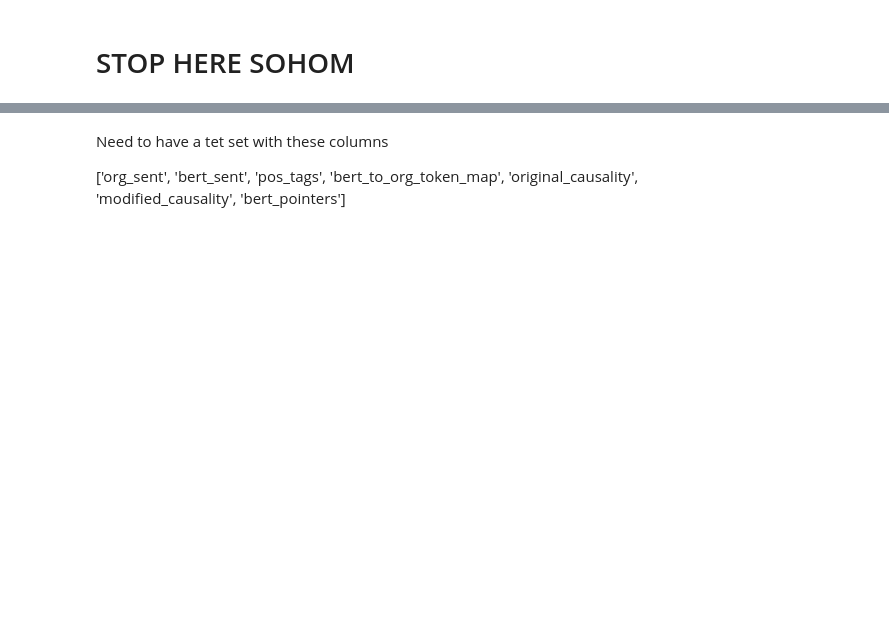
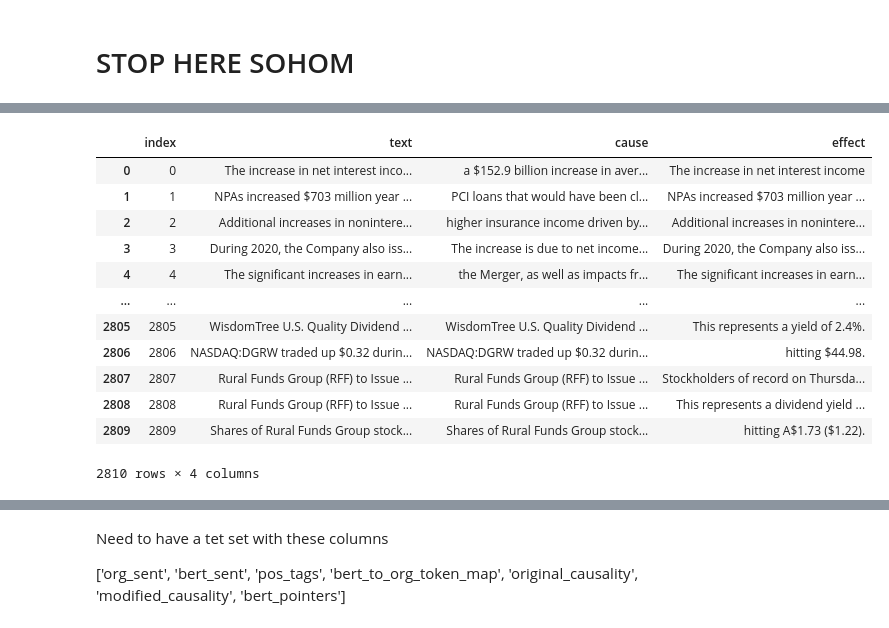
Before and after one commit to sohomghosh/CEPN, a Jupyter notebook: FinCausal2022_CEPN_sohom.ipynb, the cells around one changed output, grey strips where cells are left out. Drawn from its saved outputs; the diff is of its cells as text; code cells hidden in the pictures; blank space fills up the shorter version.

```diff
--- a/FinCausal2022_CEPN_sohom.ipynb
+++ b/FinCausal2022_CEPN_sohom.ipynb
@@ -134,6 +116,21 @@ out_bert_file_json_ 100%[===================>]   1.66M  --.-KB/s    in 0.06s
 # %%
 final_data = pd.read_csv('FINCAUSAL_data_all_till2022_dedup_clean.csv')
-np.random.seed(0)
-msk = np.random.rand(final_data.shape[0]) < 0.8
-train = final_data[msk]
-valid = final_data[~msk]
+final_data
+#np.random.seed(0)
+#msk = np.random.rand(final_data.shape[0]) < 0.8
+#train = final_data[msk]
+#valid = final_data[~msk]
+# %% [output]
+|  | index | text | cause | effect |
+| 0 | 0 | The increase in net interest inco... | a $152.9 billion increase in aver... | The increase in net interest income |
+| 1 | 1 | NPAs increased $703 million year ... | PCI loans that would have been cl... | NPAs increased $703 million year ... |
+| 2 | 2 | Additional increases in nonintere... | higher insurance income driven by... | Additional increases in nonintere... |
+| 3 | 3 | During 2020, the Company also iss... | The increase is due to net income... | During 2020, the Company also iss... |
+| 4 | 4 | The significant increases in earn... | the Merger, as well as impacts fr... | The significant increases in earn... |
+| ... | ... | ... | ... | ... |
+| 2805 | 2805 | WisdomTree U.S. Quality Dividend ... | WisdomTree U.S. Quality Dividend ... | This represents a yield of 2.4%. |
+| 2806 | 2806 | NASDAQ:DGRW traded up $0.32 durin... | NASDAQ:DGRW traded up $0.32 durin... | hitting $44.98. |
+| 2807 | 2807 | Rural Funds Group (RFF) to Issue ... | Rural Funds Group (RFF) to Issue ... | Stockholders of record on Thursda... |
+| 2808 | 2808 | Rural Funds Group (RFF) to Issue ... | Rural Funds Group (RFF) to Issue ... | This represents a dividend yield ... |
+| 2809 | 2809 | Shares of Rural Funds Group stock... | Shares of Rural Funds Group stock... | hitting A$1.73 ($1.22). |
+2810 rows × 4 columns
```
Also changed, not shown: parts of 51 cells of this notebook.
